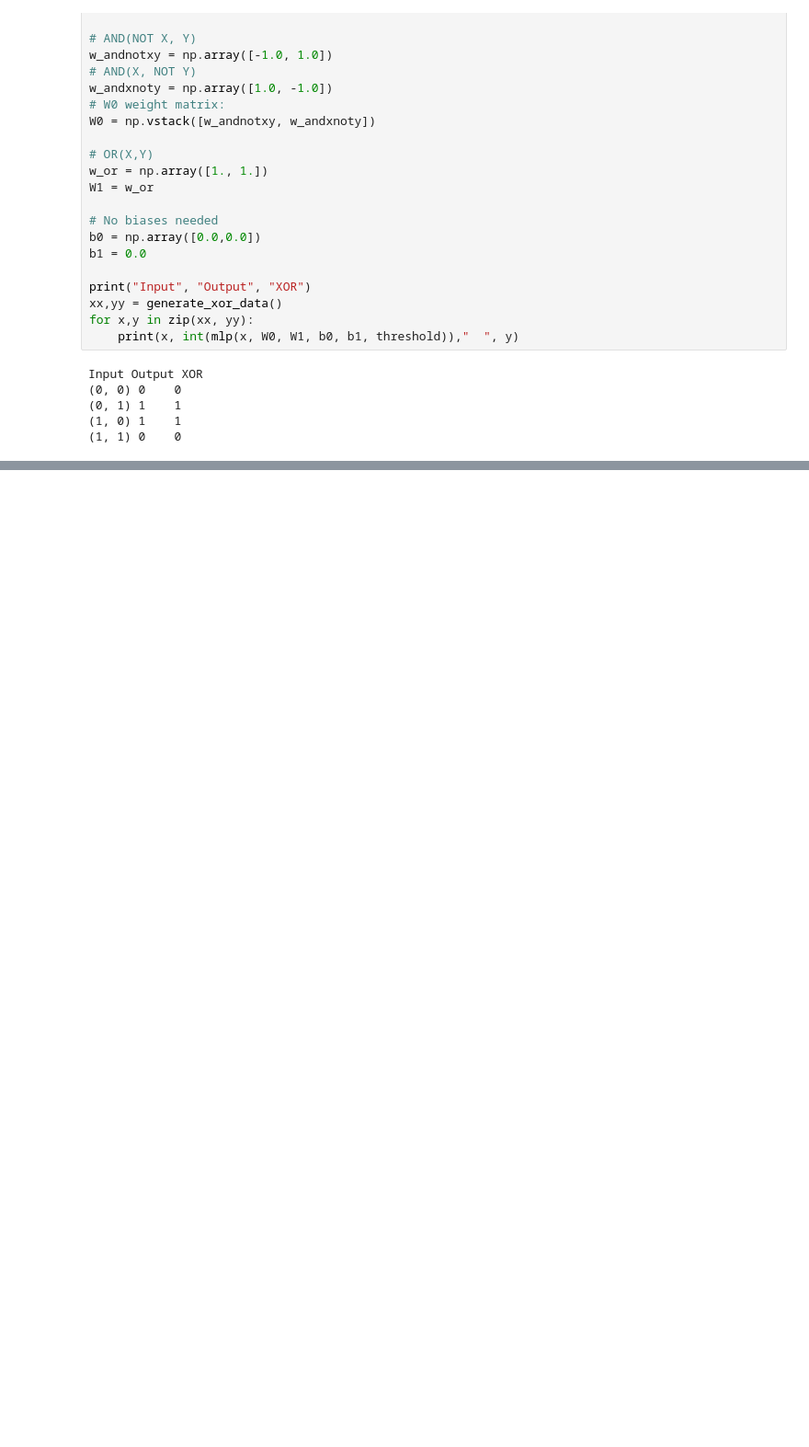
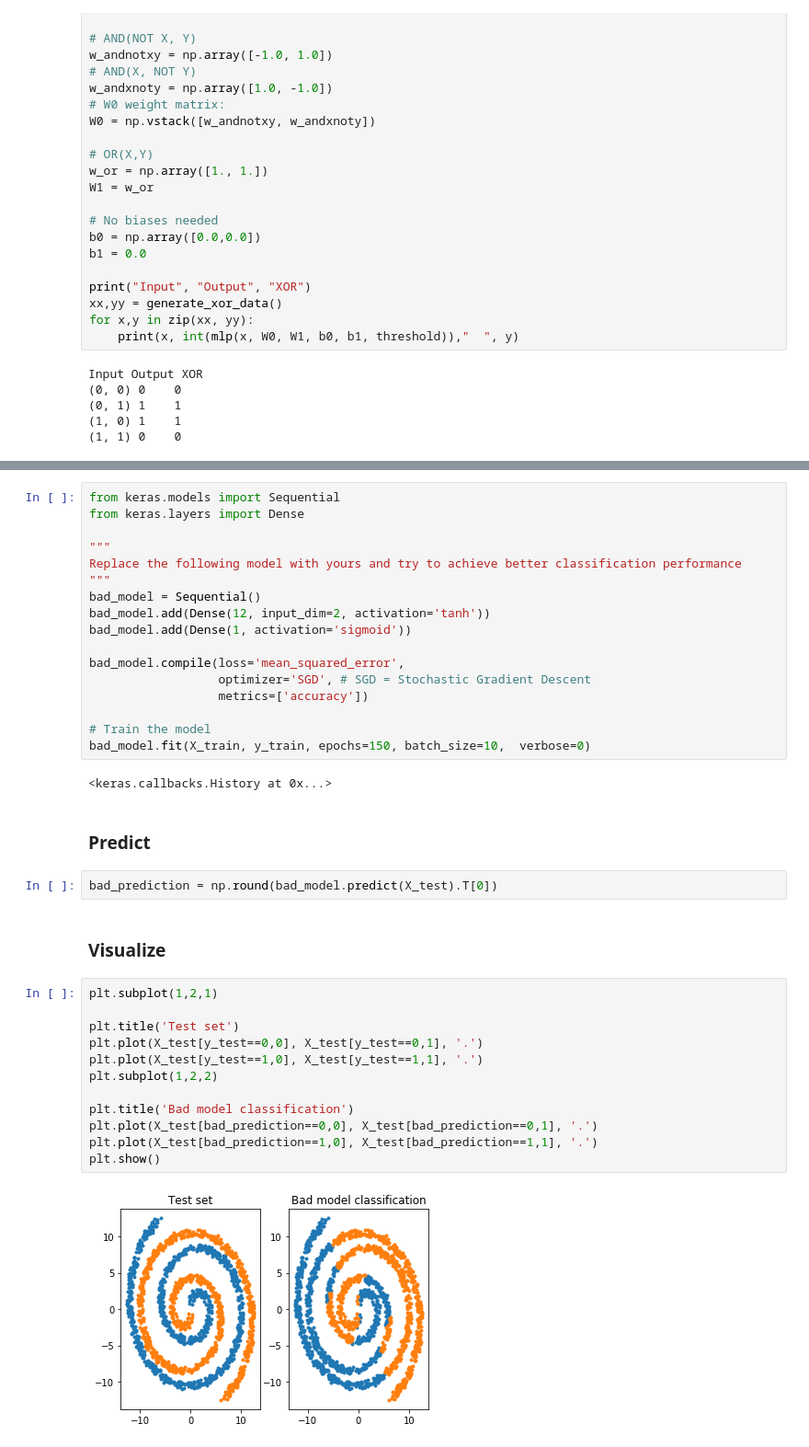
Before and after one commit to JaneliaMLCourse/JaneliaMLCourse, a Jupyter notebook: lecture_3/lab_3_solutions.ipynb, the cells around one changed output, grey strips where cells are left out. Shown: that part at 92% size. Saved outputs shown, nothing was run; the diff lists cells and outputs as text; blank space fills up the shorter version.

```diff
--- a/lecture_3/lab_3_solutions.ipynb
+++ b/lecture_3/lab_3_solutions.ipynb
@@ -103,0 +145,39 @@ Input Output XOR
+# %%
+from keras.models import Sequential
+from keras.layers import Dense
+
+"""
+Replace the following model with yours and try to achieve better classification performance
+"""
+bad_model = Sequential()
+bad_model.add(Dense(12, input_dim=2, activation='tanh'))
+bad_model.add(Dense(1, activation='sigmoid'))
+
+bad_model.compile(loss='mean_squared_error',
+                  optimizer='SGD', # SGD = Stochastic Gradient Descent
+                  metrics=['accuracy'])
+
+# Train the model
+bad_model.fit(X_train, y_train, epochs=150, batch_size=10,  verbose=0)
+# %% [output]
+<keras.callbacks.History at 0x...>
+# %% [markdown]
+### Predict
+# %%
+bad_prediction = np.round(bad_model.predict(X_test).T[0])
+# %% [markdown]
+### Visualize
+# %%
+plt.subplot(1,2,1)
+
+plt.title('Test set')
+plt.plot(X_test[y_test==0,0], X_test[y_test==0,1], '.')
+plt.plot(X_test[y_test==1,0], X_test[y_test==1,1], '.')
+plt.subplot(1,2,2)
+
+plt.title('Bad model classification')
+plt.plot(X_test[bad_prediction==0,0], X_test[bad_prediction==0,1], '.')
+plt.plot(X_test[bad_prediction==1,0], X_test[bad_prediction==1,1], '.')
+plt.show()
+# %% [output]
+[figure, added]
```
Also changed, not shown: parts of 20 cells of this notebook.
